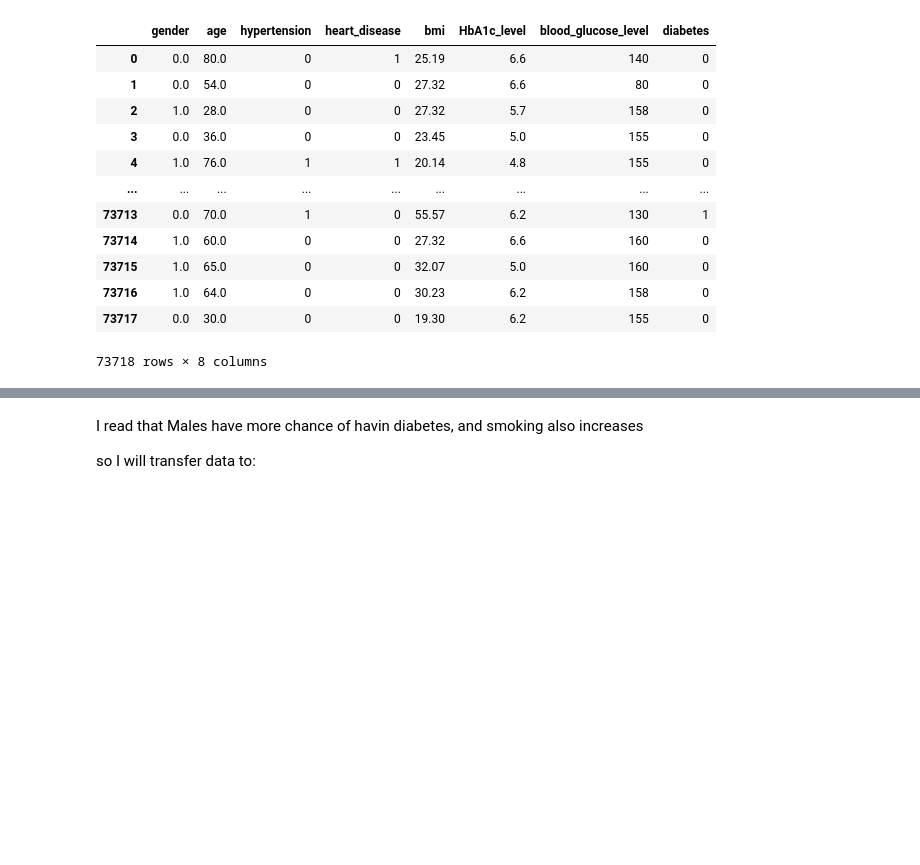
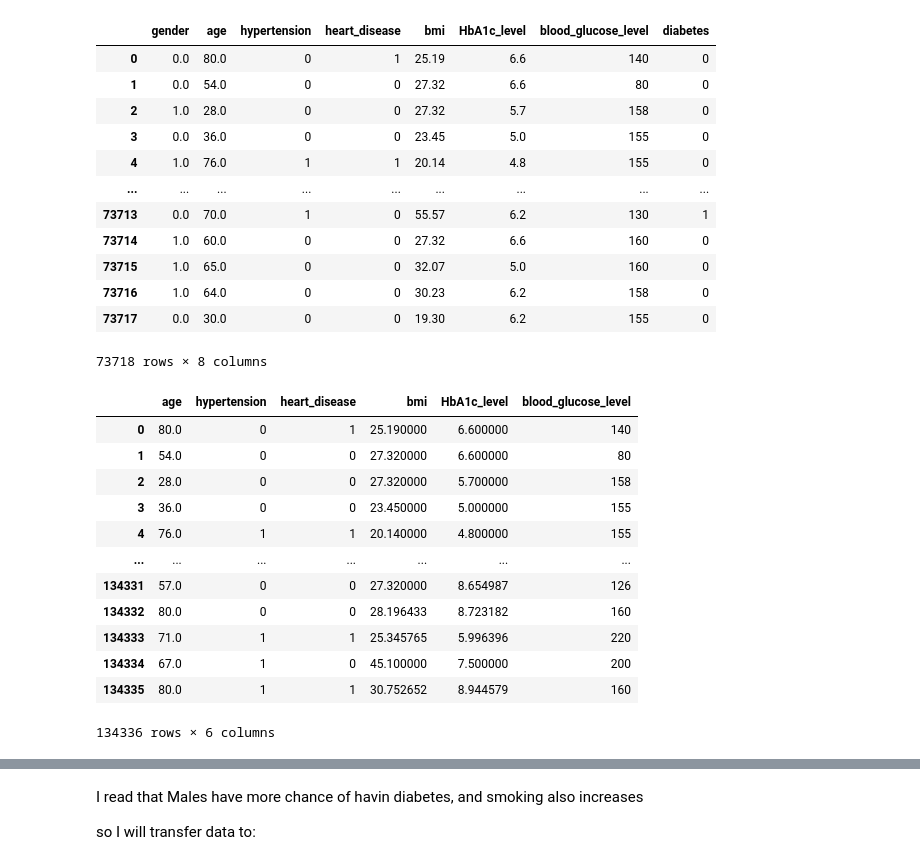
Before and after one commit to iitsdim/N--DS, a Jupyter notebook: N! weekly/weekly2/P02_Classification_XGBoost.ipynb, the cells around one changed output, grey strips where cells are left out. Cells and saved outputs as stored; diff of their text form; code cells hidden in the pictures; blank space fills up the shorter version.

```diff
--- a/N! weekly/weekly2/P02_Classification_XGBoost.ipynb
+++ b/N! weekly/weekly2/P02_Classification_XGBoost.ipynb
@@ -59,0 +69,16 @@ y = df['diabetes']
+# %%
+X_res
+# %% [output]
+|  | age | hypertension | heart_disease | bmi | HbA1c_level | blood_glucose_level |
+| 0 | 80.0 | 0 | 1 | 25.190000 | 6.600000 | 140 |
+| 1 | 54.0 | 0 | 0 | 27.320000 | 6.600000 | 80 |
+| 2 | 28.0 | 0 | 0 | 27.320000 | 5.700000 | 158 |
+| 3 | 36.0 | 0 | 0 | 23.450000 | 5.000000 | 155 |
+| 4 | 76.0 | 1 | 1 | 20.140000 | 4.800000 | 155 |
+| ... | ... | ... | ... | ... | ... | ... |
+| 134331 | 57.0 | 0 | 0 | 27.320000 | 8.654987 | 126 |
+| 134332 | 80.0 | 0 | 0 | 28.196433 | 8.723182 | 160 |
+| 134333 | 71.0 | 1 | 1 | 25.345765 | 5.996396 | 220 |
+| 134334 | 67.0 | 1 | 0 | 45.100000 | 7.500000 | 200 |
+| 134335 | 80.0 | 1 | 1 | 30.752652 | 8.944579 | 160 |
+134336 rows × 6 columns
```
Also changed, not shown: parts of 18 cells of this notebook, 5 other files.
